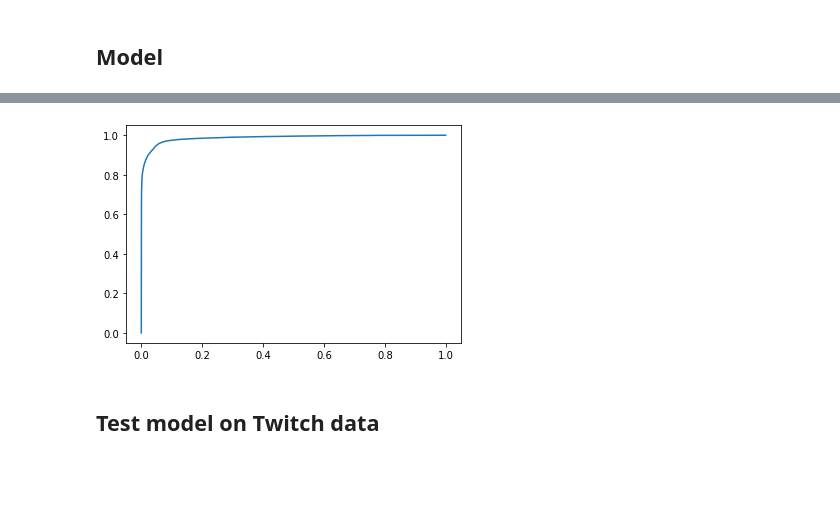
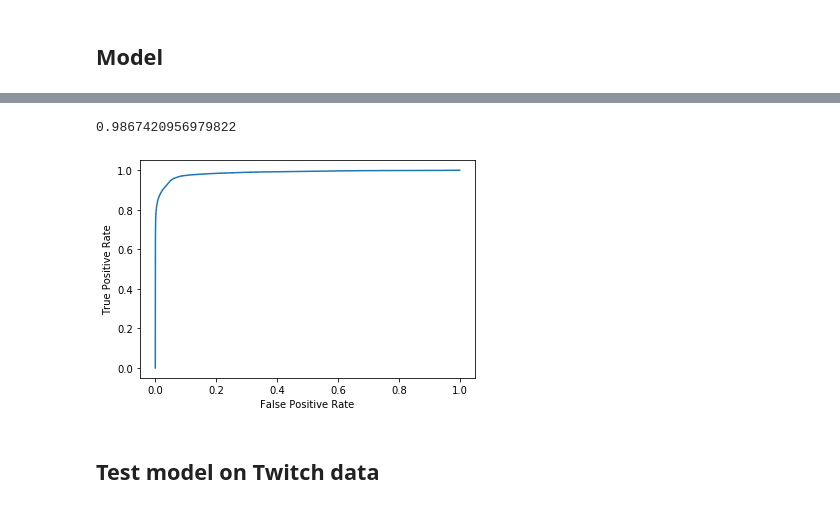
Before and after one commit to goatgoose/twitch_reader, a Jupyter notebook: toxic_comments/toxic_classifier.ipynb, the cells around one changed output, grey strips where cells are left out. Drawn from its saved outputs; the diff is of its cells as text; code cells hidden in the pictures; blank space fills up the shorter version.

```diff
--- a/toxic_comments/toxic_classifier.ipynb
+++ b/toxic_comments/toxic_classifier.ipynb
@@ -155,10 +192,16 @@ model.save("../11_19_20_model.h5", include_optimizer=False)
 # %%
 false_positive_rate, true_positive_rate, _ = metrics.roc_curve(y, model.predict(X))
 
+auc = metrics.roc_auc_score(y, model.predict(X))
+print(auc)
+
 plt.plot(false_positive_rate, true_positive_rate)
+plt.xlabel("False Positive Rate")
+plt.ylabel("True Positive Rate")
 plt.show()
 # %% [output]
+0.9867420956979822
-[figure, old version]
+[figure, new version]
 # %% [markdown]
 ## Test model on Twitch data
 # %%
```
Also changed, not shown: parts of 10 cells of this notebook, 5 other files.
